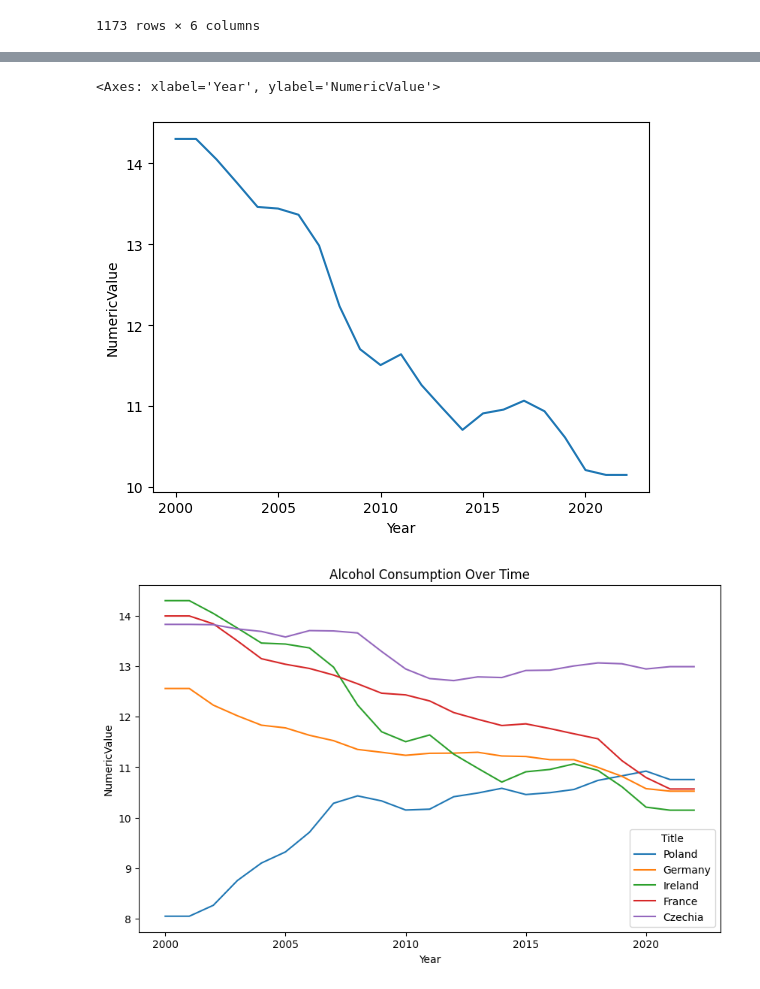
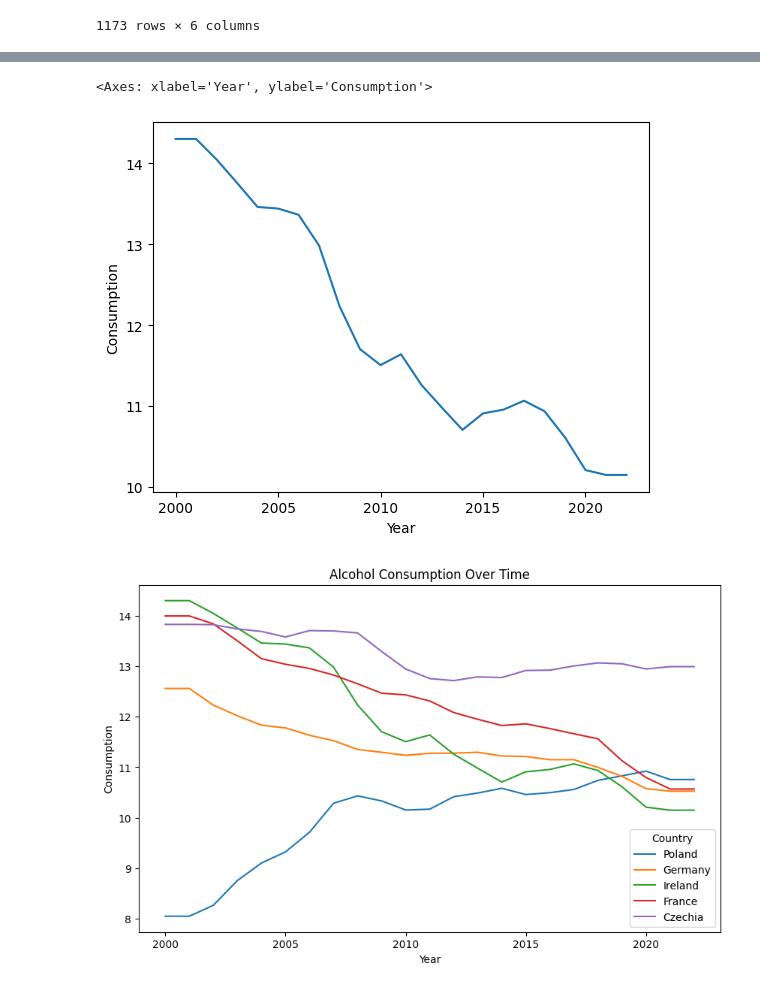
Before and after one commit to justdayane/da-capstone-project-dayane-ernesto, a Jupyter notebook: Capstone_project/EDA/EDA_clean_sets.ipynb, the cells around one changed output, grey strips where cells are left out. Drawn from its saved outputs; the diff is of its cells as text; code cells hidden in the pictures.

```diff
--- a/Capstone_project/EDA/EDA_clean_sets.ipynb
+++ b/Capstone_project/EDA/EDA_clean_sets.ipynb
@@ -205,6 +243,5 @@ df3
 # %%
-df3.rename(columns={"NumericValue": "Consumption"})
-inplace=True
+df3.rename(columns={"NumericValue": "Consumption", "Title": "Country"}, inplace=True)
 # %%
 df3.head()
 # %% [output]
@@ -226,28 +263,28 @@ sns.lineplot(
 [figure]
 # %%
 sns.lineplot(
-    data=df3[df3["Title"] == "Ireland"],
+    data=df3[df3["Country"] == "Ireland"],
     x="Year",
-    y="NumericValue",
+    y="Consumption",
 
 )
 # %% [output]
-<Axes: xlabel='Year', ylabel='NumericValue'>
+<Axes: xlabel='Year', ylabel='Consumption'>
 [figure]
 # %%
 countries = ["Germany", "France", "Poland", "Czechia", "Ireland"]
 
-df_subset = df3[df3["Title"].isin(countries)]
+df_subset = df3[df3["Country"].isin(countries)]
 
 plt.figure(figsize=(10,6))
 sns.lineplot(
     data=df_subset,
     x="Year",
-    y="NumericValue",
-    hue="Title"
+    y="Consumption",
+    hue="Country"
 )
 
 plt.title("Alcohol Consumption Over Time")
 plt.show()
 # %% [output]
-[figure, old version]
+[figure, new version]
```
Also changed, not shown: parts of 9 cells of this notebook, 3 other files.
